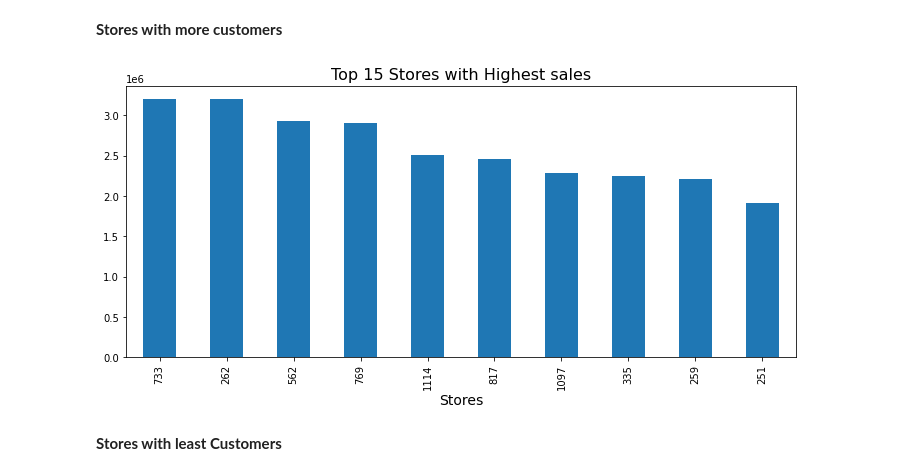
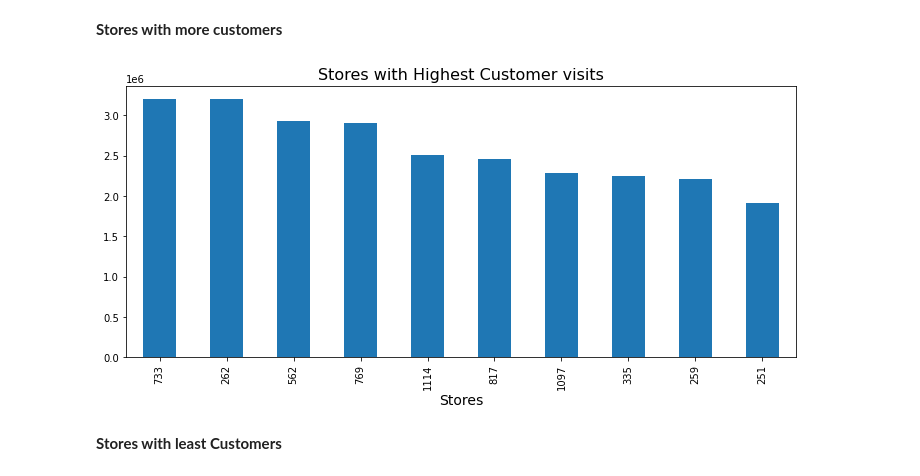
Before and after one commit to Narayan718/Rossmann_stores, a Jupyter notebook: Rossmann.ipynb, the cells around one changed output. Saved outputs shown, nothing was run; the diff lists cells and outputs as text; code cells hidden in the pictures.

```diff
--- a/Rossmann.ipynb
+++ b/Rossmann.ipynb
@@ -420,15 +419,15 @@ plt.show()
 # %%
 #finding the stores with more customers
 cust_stores = sales_df.groupby('Store')['Customers'].sum().sort_values(ascending=False)
 
 #plotting the top 15 stores data
 top_stores = cust_stores.head(10)
 top_stores.plot(kind='bar', figsize=(12,5))
-plt.title('Top 15 Stores with Highest sales', size=16)
+plt.title('Stores with Highest Customer visits', size=16)
 plt.xlabel('Stores', size=14)
 plt.show()
 # %% [output]
-[figure, old version]
+[figure, new version]
 # %% [markdown]
 **Stores with least Customers**
 # %%
```
Also changed, not shown: parts of 18 cells of this notebook.
